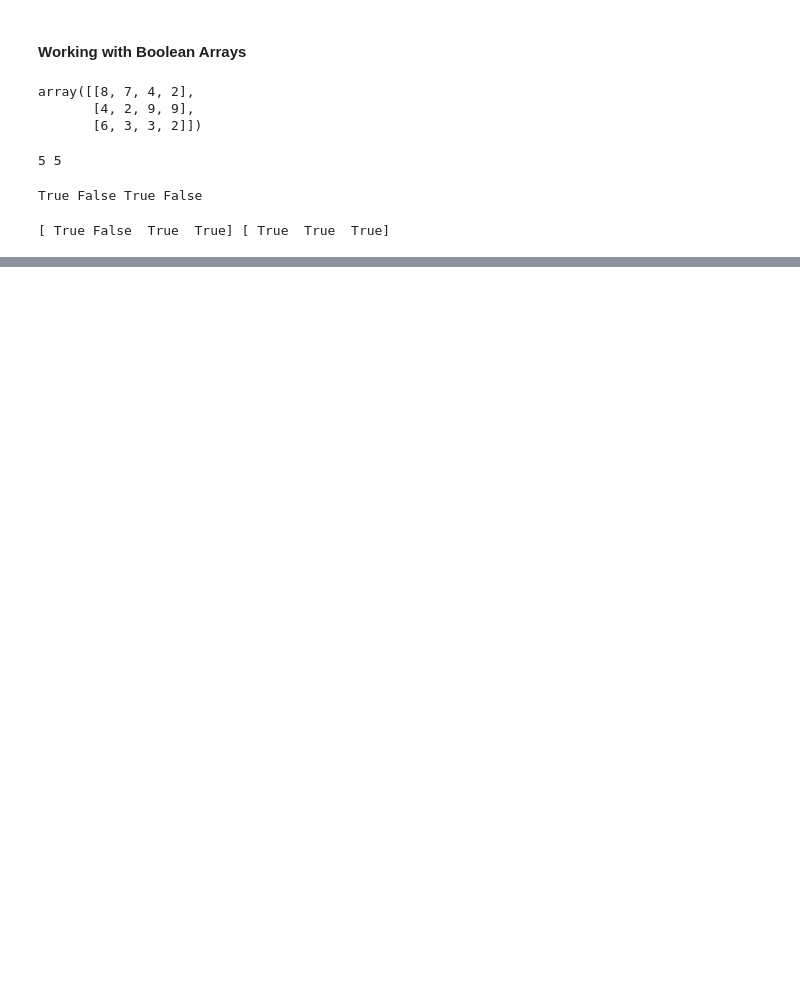
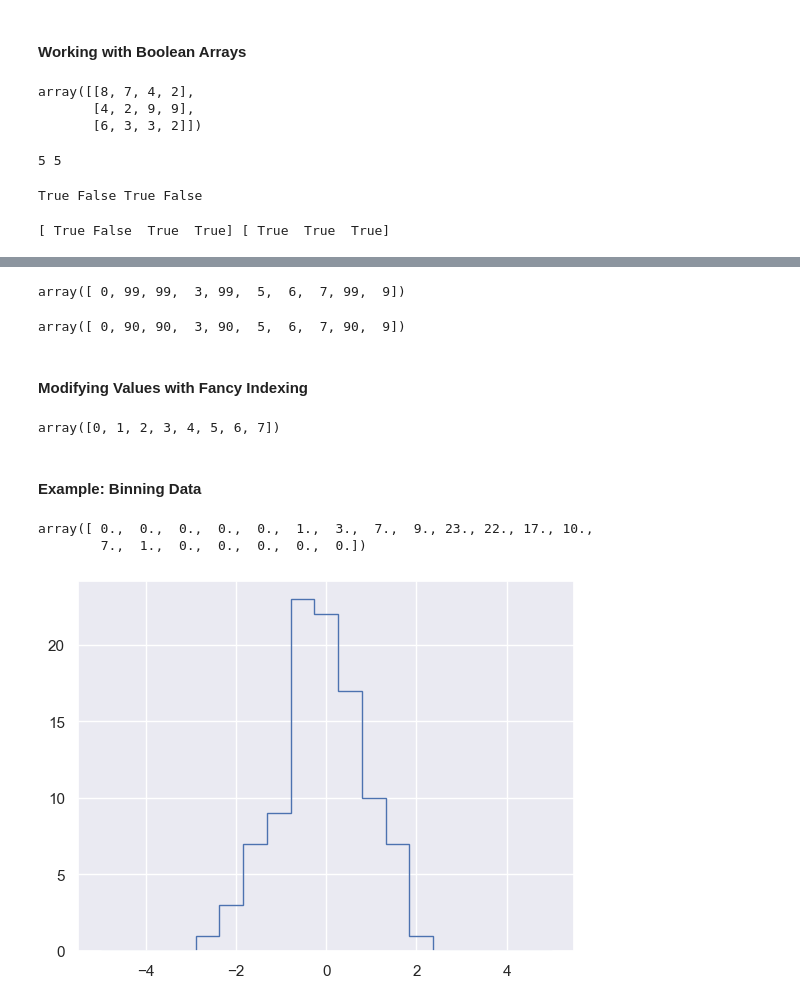
Before and after one commit to yogiman12/Python-Data-Science-Handbook, a Jupyter notebook: Numpy/nb2.ipynb, the cells around one changed output, grey strips where cells are left out. Saved outputs shown, nothing was run; the diff lists cells and outputs as text; code cells hidden in the pictures; blank space fills up the shorter version.

```diff
--- a/Numpy/nb2.ipynb
+++ b/Numpy/nb2.ipynb
@@ -377,0 +514,14 @@ print(np.any(x>7,axis=0),np.any(x>5,axis=1))
+# %%
+x= np.arange(10)
+i = np.array([2,1,8,4])
+x[i]= 99
+x
+# %% [output]
+array([ 0, 99, 99,  3, 99,  5,  6,  7, 99,  9])
+# %%
+x[i] -=9
+x
+# %% [output]
+array([ 0, 90, 90,  3, 90,  5,  6,  7, 90,  9])
+# %% [markdown]
+#### Modifying Values with Fancy Indexing
@@ -377,0 +530,28 @@ print(np.any(x>7,axis=0),np.any(x>5,axis=1))
+# %%
+np.arange(8)
+# %% [output]
+array([0, 1, 2, 3, 4, 5, 6, 7])
+# %% [markdown]
+#### Example: Binning Data
+# %%
+np.random.seed(42)
+x = np.random.randn(100)
+
+bins = np.linspace(-5,5,20)
+counts = np.zeros_like(bins)
+i = np.searchsorted(bins,x)
+np.add.at(counts,i,1)
+counts
+# %% [output]
+array([ 0.,  0.,  0.,  0.,  0.,  1.,  3.,  7.,  9., 23., 22., 17., 10.,
+        7.,  1.,  0.,  0.,  0.,  0.,  0.])
+# %%
+import matplotlib.pyplot as plt
+import seaborn ;seaborn.set_theme()
+
+
+# plt.plot(bins,counts,drawstyle='steps')
+plt.hist(x,bins,histtype='step')
+plt.show()
+# %% [output]
+[figure, added]
```
Also changed, not shown: parts of 68 cells of this notebook, 7 other files.
